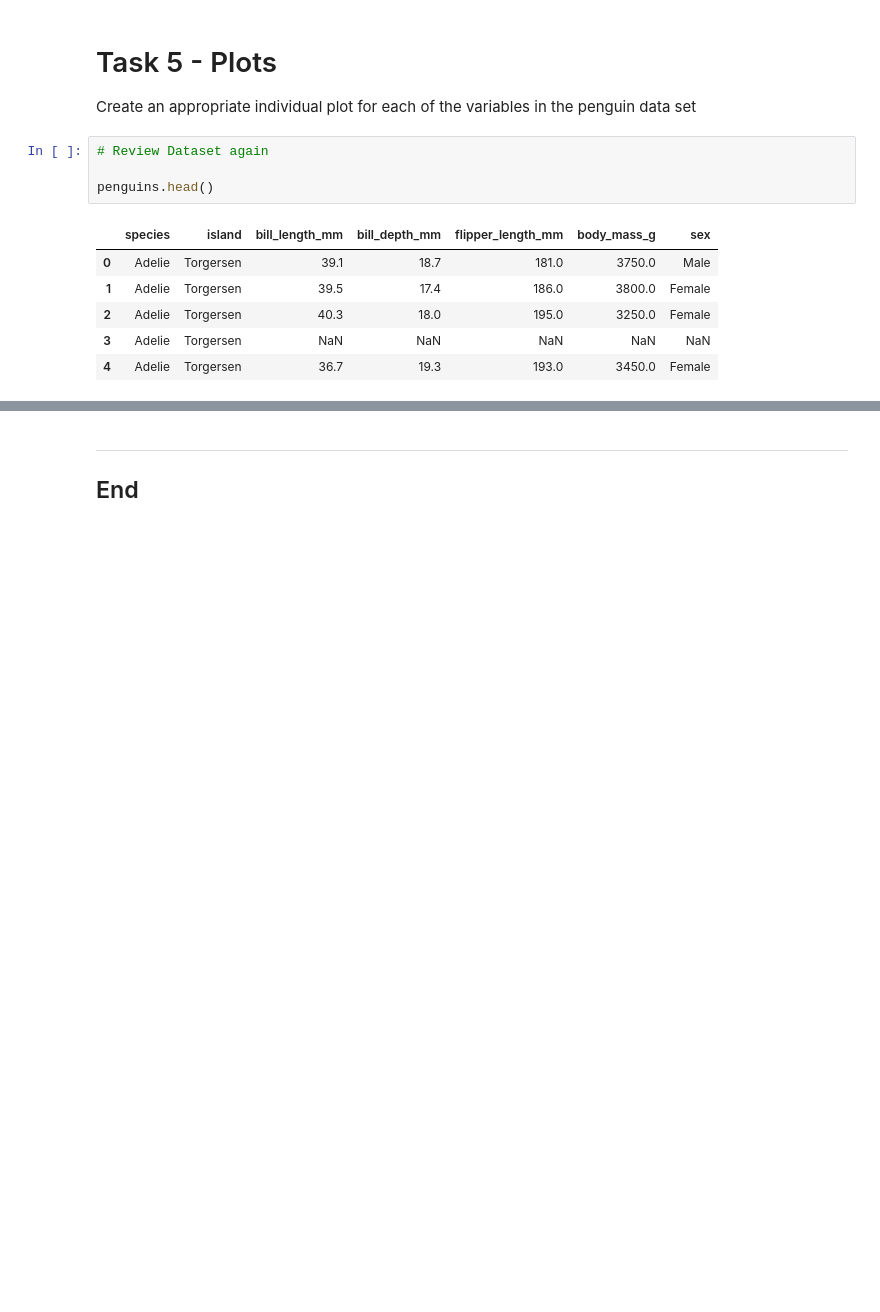
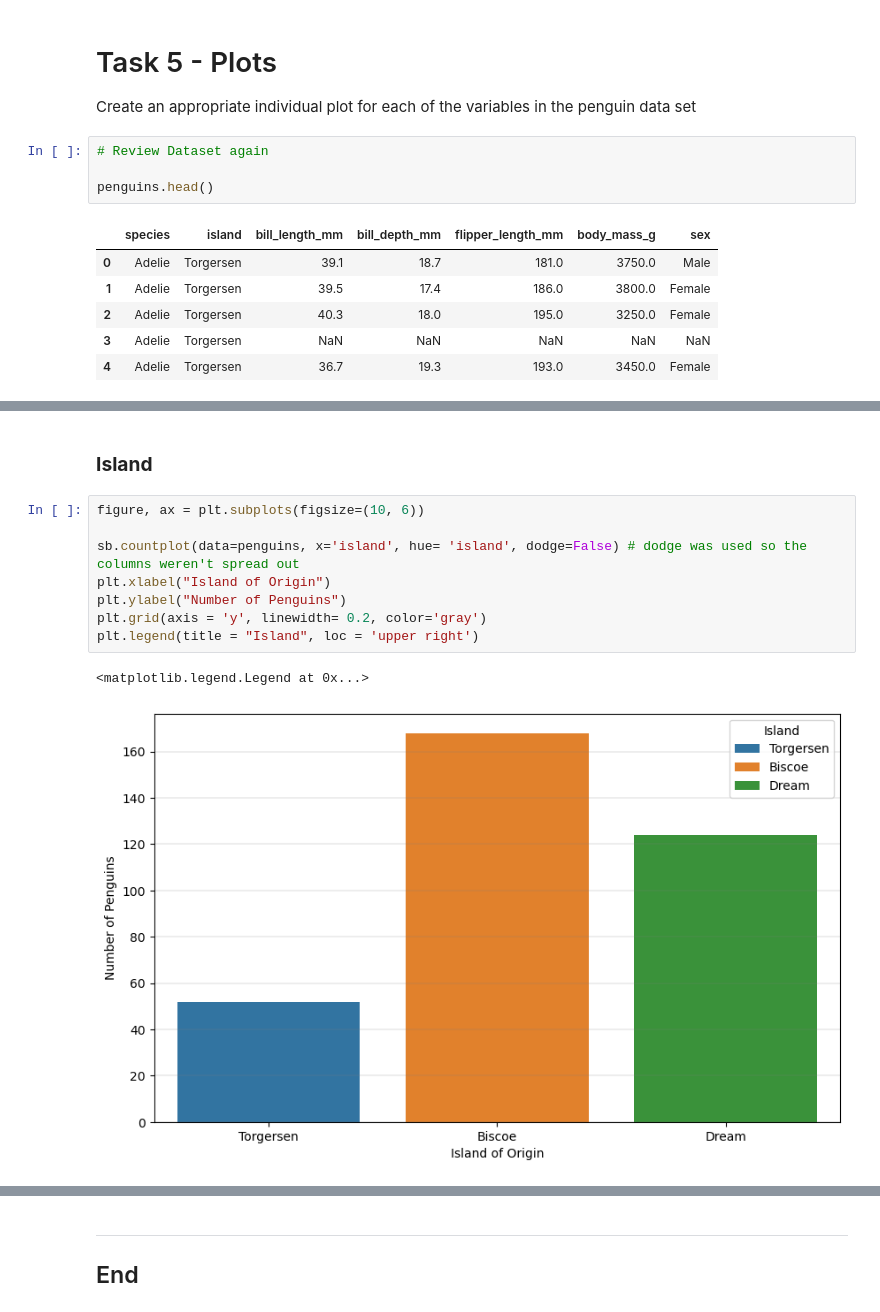
Before and after one commit to Kevin002023/FODA, a Jupyter notebook: tasks.ipynb, the cells around one changed output, grey strips where cells are left out. Drawn from its saved outputs; the diff is of its cells as text; blank space fills up the shorter version.

```diff
--- a/tasks.ipynb
+++ b/tasks.ipynb
@@ -446,0 +477,13 @@ As we covered in 'Task 2' the variables 'speices', 'island' and 'sex' are nomina
+# %% [markdown]
+### **Island**
+# %%
+figure, ax = plt.subplots(figsize=(10, 6))
+
+sb.countplot(data=penguins, x='island', hue= 'island', dodge=False) # dodge was used so the columns weren't spread out
+plt.xlabel("Island of Origin")
+plt.ylabel("Number of Penguins")
+plt.grid(axis = 'y', linewidth= 0.2, color='gray')
+plt.legend(title = "Island", loc = 'upper right')
+# %% [output]
+<matplotlib.legend.Legend at 0x...>
+[figure, added]
```
Also changed, not shown: parts of 23 cells of this notebook.
